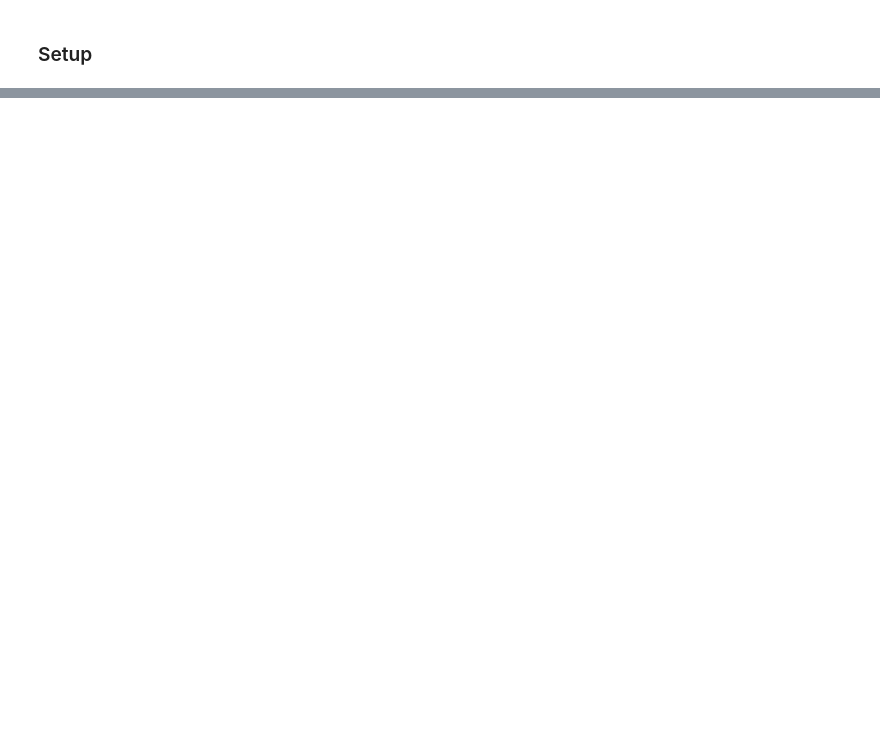
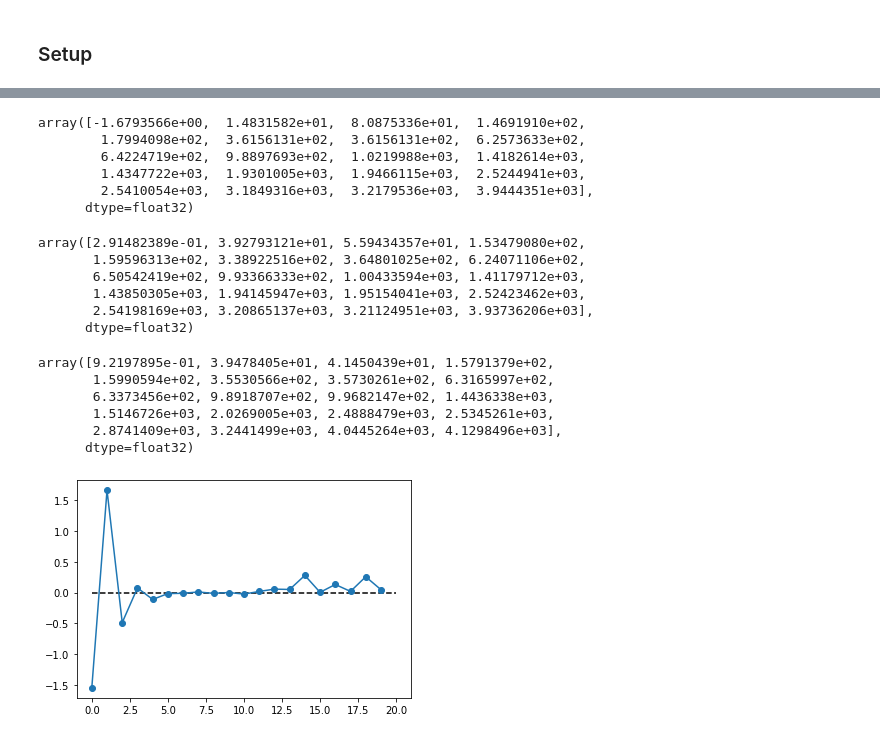
Before and after one commit to dhudsmith/manifold_learning, a Jupyter notebook: source/manifold_learning.ipynb, the cells around one changed output, grey strips where cells are left out. Drawn from its saved outputs; the diff is of its cells as text; code cells hidden in the pictures; blank space fills up the shorter version.

```diff
--- a/source/manifold_learning.ipynb
+++ b/source/manifold_learning.ipynb
@@ -265,0 +67,9 @@ MovieWriter imagemagick unavailable; trying to use <class 'matplotlib.animation.
+# %%
+# loss function and optimizer
+criterion = utils.Cost(N_proj, alpha)
+optimizer = utils.optim.Rprop(model.parameters(), lr=0.1)
+# %%
+# optimization
+n_iter=20000
+n_print=500
+its, errs, hps, ips, ts = utils.optimize(model, optimizer, criterion, n_iter, n_print, stop_early=True, rel_tol=0.0001, patience=3, show_progress=True)
@@ -265,0 +94,38 @@ MovieWriter imagemagick unavailable; trying to use <class 'matplotlib.animation.
+# %%
+eigs_sp
+# %% [output]
+array([-1.6793566e+00,  1.4831582e+01,  8.0875336e+01,  1.4691910e+02,
+        1.7994098e+02,  3.6156131e+02,  3.6156131e+02,  6.2573633e+02,
+        6.4224719e+02,  9.8897693e+02,  1.0219988e+03,  1.4182614e+03,
+        1.4347722e+03,  1.9301005e+03,  1.9466115e+03,  2.5244941e+03,
+        2.5410054e+03,  3.1849316e+03,  3.2179536e+03,  3.9444351e+03],
+      dtype=float32)
+# %%
+eigs_t
+# %% [output]
+array([2.91482389e-01, 3.92793121e+01, 5.59434357e+01, 1.53479080e+02,
+       1.59596313e+02, 3.38922516e+02, 3.64801025e+02, 6.24071106e+02,
+       6.50542419e+02, 9.93366333e+02, 1.00433594e+03, 1.41179712e+03,
+       1.43850305e+03, 1.94145947e+03, 1.95154041e+03, 2.52423462e+03,
+       2.54198169e+03, 3.20865137e+03, 3.21124951e+03, 3.93736206e+03],
+      dtype=float32)
+# %%
+eigs_approx = eigh(hps[-1].cpu().detach().numpy())[0][:N_proj]
+eigs_approx
+# %% [output]
+array([9.2197895e-01, 3.9478405e+01, 4.1450439e+01, 1.5791379e+02,
+       1.5990594e+02, 3.5530566e+02, 3.5730261e+02, 6.3165997e+02,
+       6.3373456e+02, 9.8918707e+02, 9.9682147e+02, 1.4436338e+03,
+       1.5146726e+03, 2.0269005e+03, 2.4888479e+03, 2.5345261e+03,
+       2.8741409e+03, 3.2441499e+03, 4.0445264e+03, 4.1298496e+03],
+      dtype=float32)
+# %%
+def plot_rel_err(eigs, eigs_approx):
+    plt.plot((eigs_approx - eigs)/eigs, 'o-')
+    plt.hlines(0, 0, N_proj, linestyles='dashed')
+    plt.xlabel = 'excitation number'
+    plt.ylabel = 'error'
+# %%
+plot_rel_err(eigs_sp, eigs_approx)
+# %% [output]
+[figure, added]
```
Also changed, not shown: parts of 34 cells of this notebook, 3 other files.
